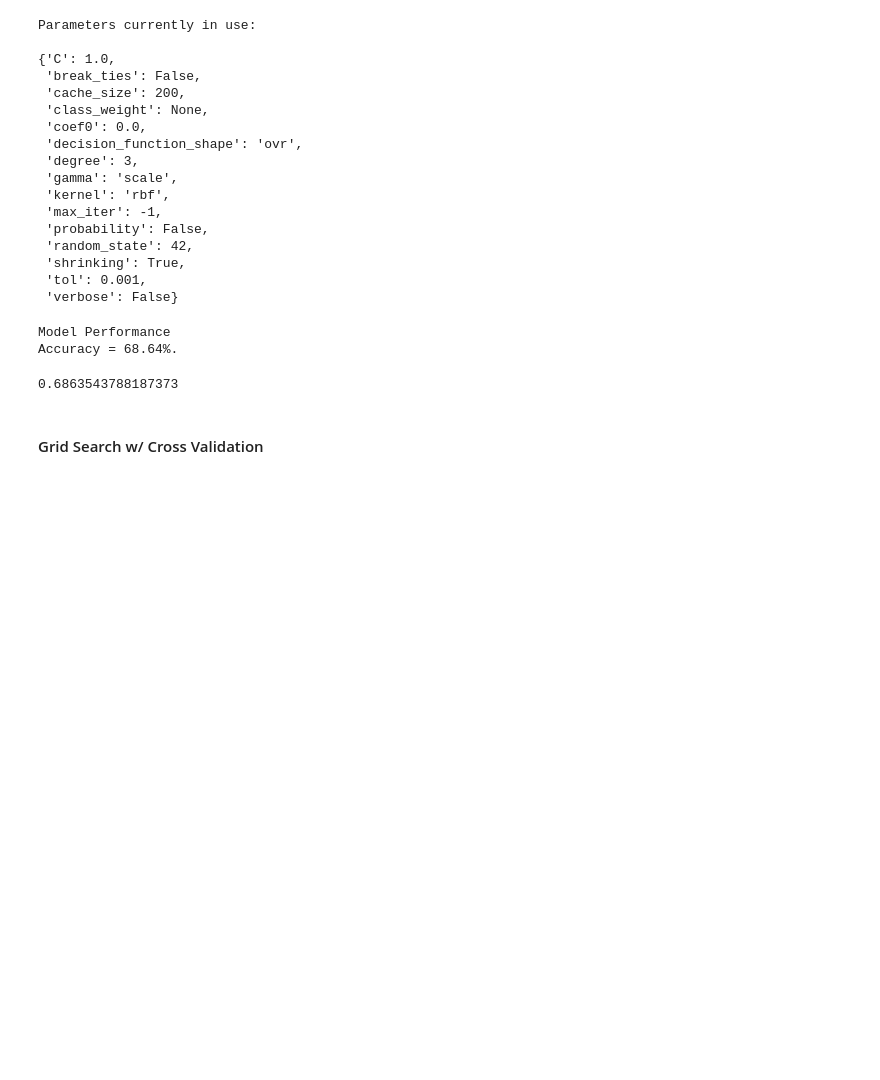
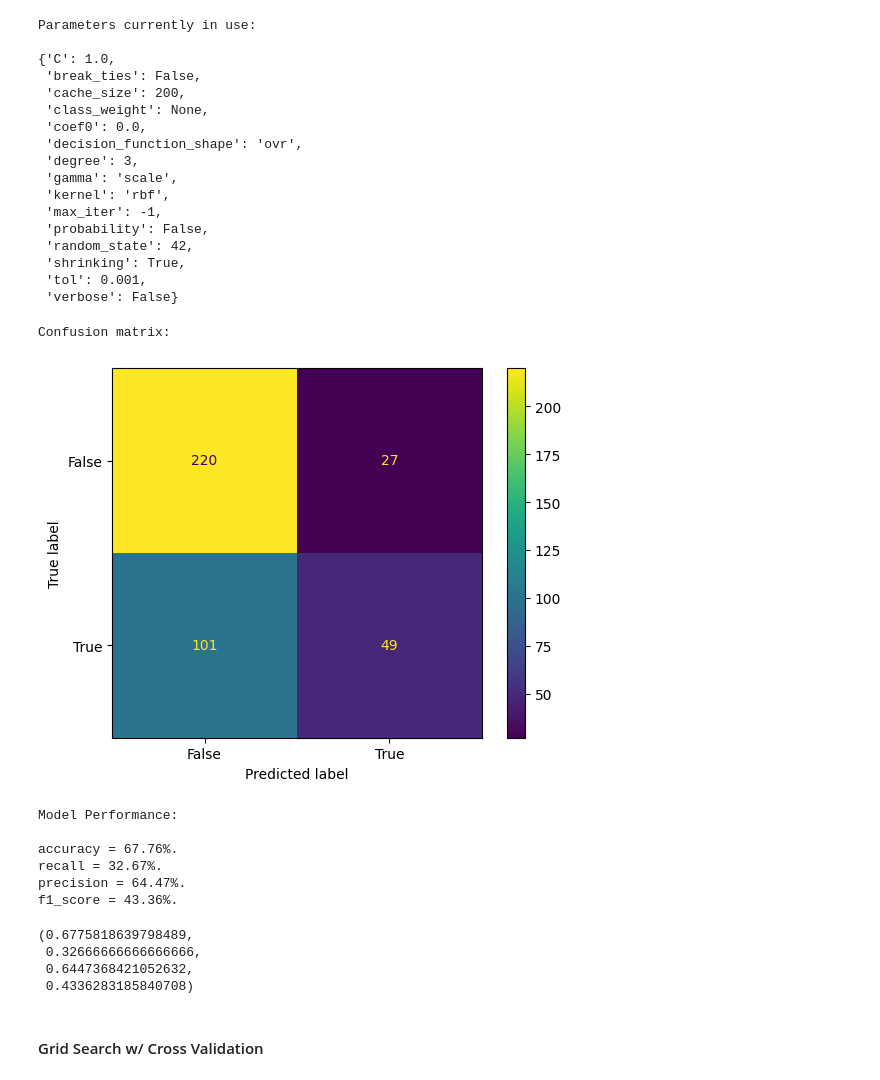
Before and after one commit to opon13/Drinking-water-potability-analysis-in-Python, a Jupyter notebook: Model-building phase50.ipynb, the cells around one changed output. Drawn from its saved outputs; the diff is of its cells as text; code cells hidden in the pictures; blank space fills up the shorter version.

```diff
--- a/Model-building phase50.ipynb
+++ b/Model-building phase50.ipynb
@@ -591,12 +592,12 @@ The tuned model with grid search had an improvement of 0.00%. respect the tuned
 # %% [markdown]
 ### Support Vector Machines (SVM)
 # %%
-svmodel = SVC(
+svc_base = SVC(
     random_state= random_seed
 )
 
 print('Parameters currently in use:\n')
-pprint(svmodel.get_params())
+pprint(svc_base.get_params())
 # %% [output]
 Parameters currently in use:
 
@@ -615,13 +616,22 @@ Parameters currently in use:
  'shrinking': True,
  'tol': 0.001,
  'verbose': False}
-# %%
-svmodel.fit(X = X_train100, y = y_train100)
-evaluate(svmodel, X_val100, y_val100)
-# %% [output]
-Model Performance
-Accuracy = 68.64%.
-0.6863543788187373
+# %%
+svc_base.fit(X = X_train50, y = y_train50)
+evaluate(svc_base, X_val50, y_val50, conf_matrix=True)
+# %% [output]
+Confusion matrix:
+[figure, added]
+Model Performance:
+
+accuracy = 67.76%.
+recall = 32.67%.
+precision = 64.47%.
+f1_score = 43.36%.
+(0.6775818639798489,
+ 0.32666666666666666,
+ 0.6447368421052632,
+ 0.4336283185840708)
 # %% [markdown]
 #### Grid Search w/ Cross Validation
 # %%
```
Also changed, not shown: parts of 14 cells of this notebook.
